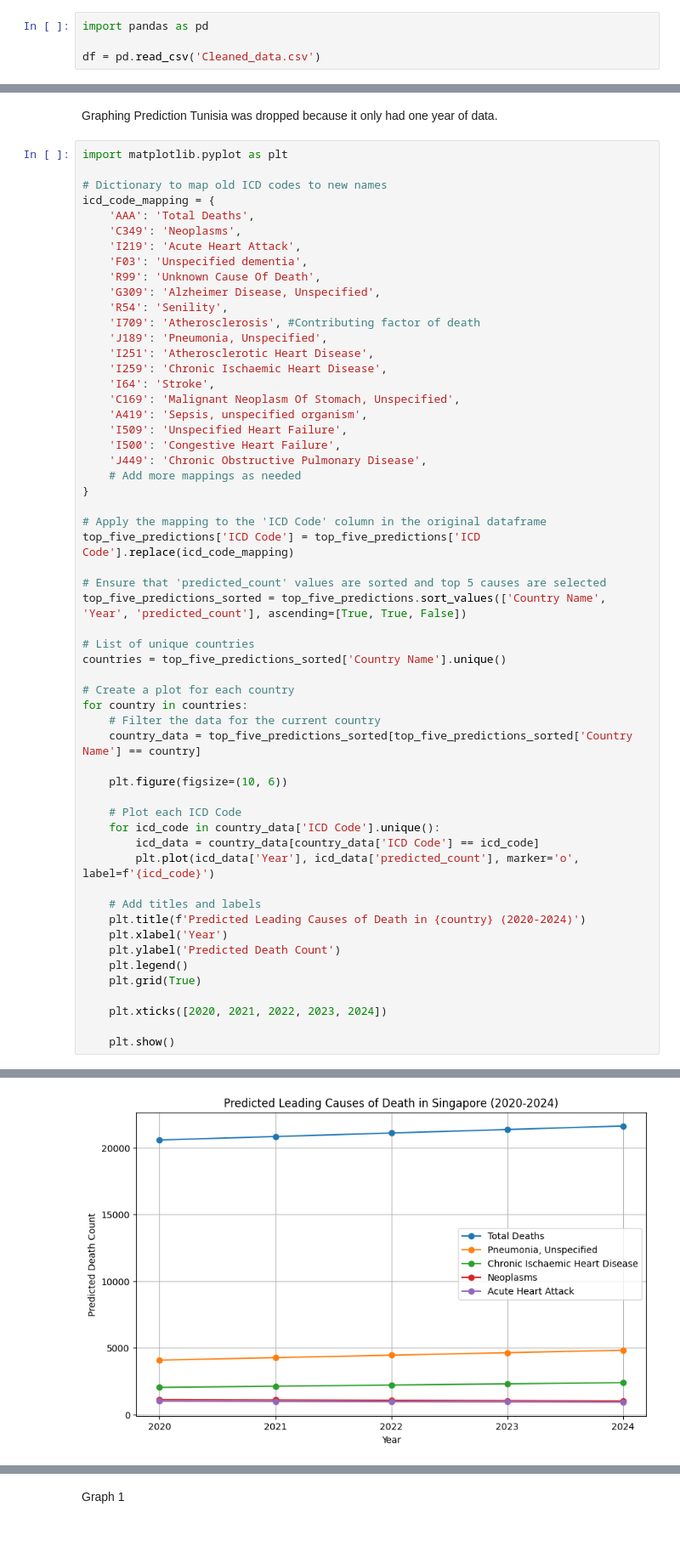
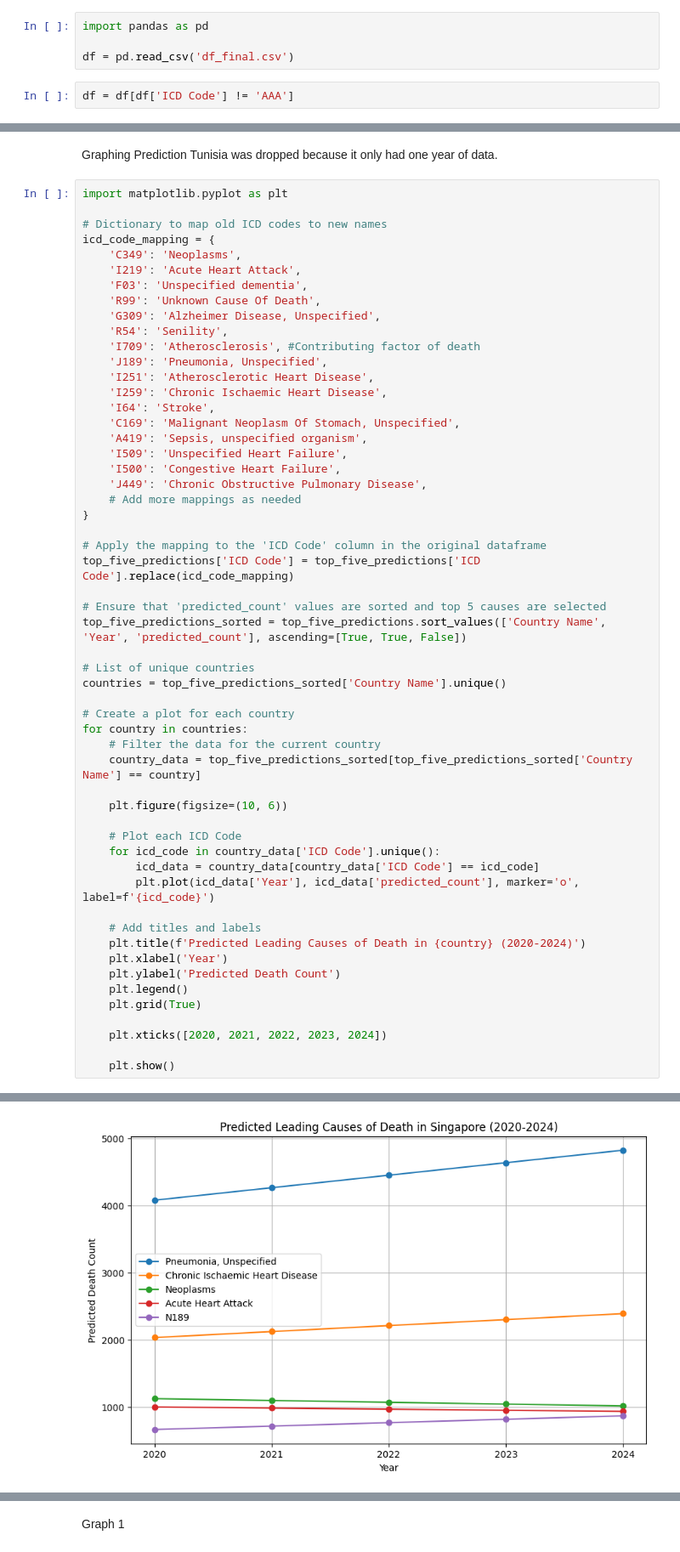
Before and after one commit to ShylaTatum/Group-Project-1, a Jupyter notebook: Profit_Predictions.ipynb, the cells around one changed output, grey strips where cells are left out. Shown at 85% size. Drawn from its saved outputs; the diff is of its cells as text.

```diff
--- a/Profit_Predictions.ipynb
+++ b/Profit_Predictions.ipynb
@@ -37,7 +37,9 @@ Saving Cleaned_data.csv to Cleaned_data.csv
 # %%
 import pandas as pd
 
-df = pd.read_csv('Cleaned_data.csv')
+df = pd.read_csv('df_final.csv')
+# %%
+df = df[df['ICD Code'] != 'AAA']
 # %%
 display(df.head(10))
 # %% [output]
@@ -180,7 +182,6 @@ import matplotlib.pyplot as plt
 
 # Dictionary to map old ICD codes to new names
 icd_code_mapping = {
-    'AAA': 'Total Deaths',
     'C349': 'Neoplasms',
     'I219': 'Acute Heart Attack',
     'F03': 'Unspecified dementia',
@@ -243 +244 @@ for country in countries:
-[figure, old version]
+[figure, new version]
```
Also changed, not shown: parts of 17 cells of this notebook.
